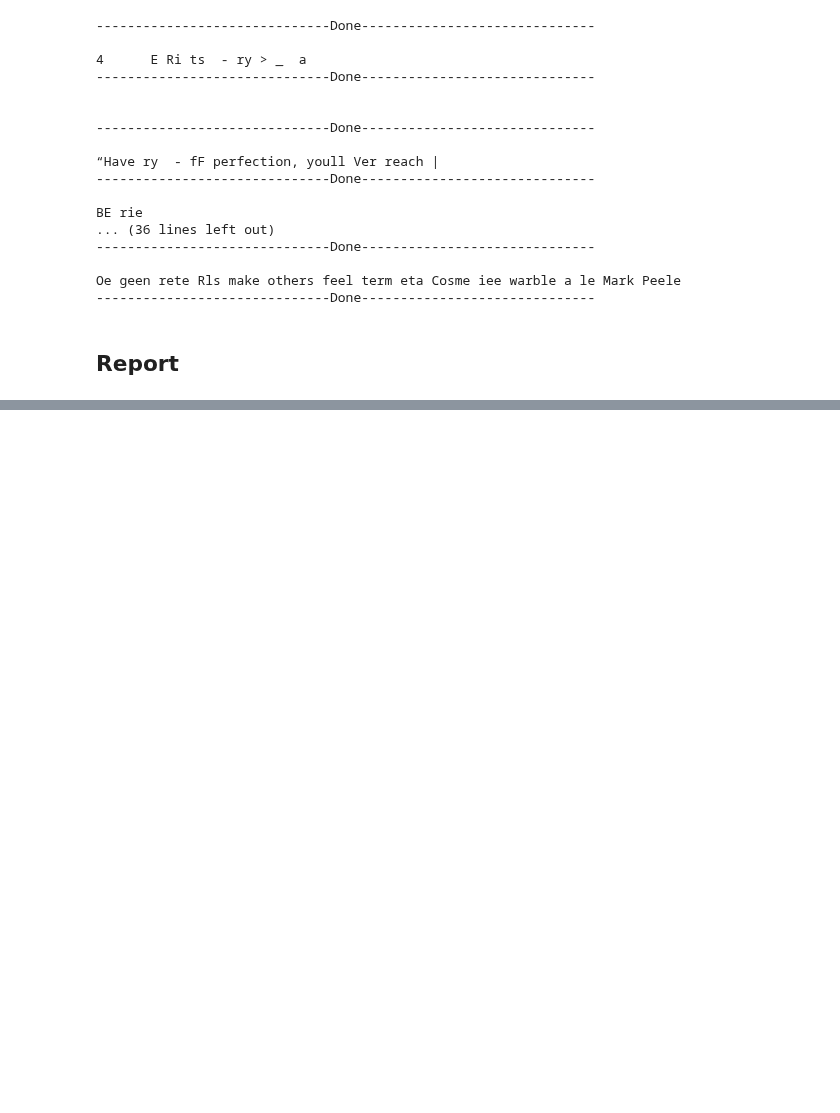
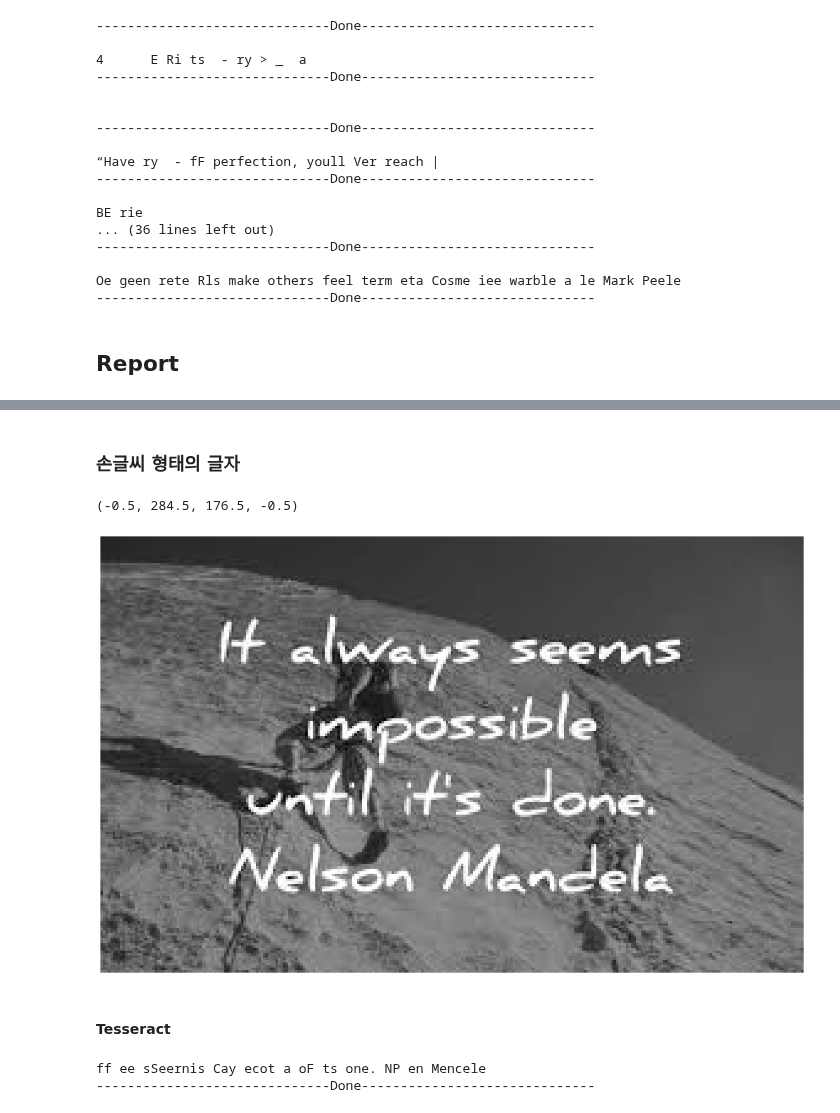
Before and after one commit to JaeHeee/AIFFEL_Project, a Jupyter notebook: EXPLORATION/EXPLORATION 17. 문자를 읽을 수 있는 딥러닝.ipynb, the cells around one changed output, grey strips where cells are left out. Drawn from its saved outputs; the diff is of its cells as text; code cells hidden in the pictures; blank space fills up the shorter version.

```diff
--- a/EXPLORATION/EXPLORATION 17. 문자를 읽을 수 있는 딥러닝.ipynb
+++ b/EXPLORATION/EXPLORATION 17. 문자를 읽을 수 있는 딥러닝.ipynb
@@ -190,0 +213,17 @@ Oe geen rete Rls make others feel term eta Cosme iee warble a le Mark Peele
+# %% [markdown]
+### 손글씨 형태의 글자
+# %%
+plt.figure(figsize=(20,20))
+im = img.imread(images[7])
+plt.imshow(im)
+plt.axis('off')
+# %% [output]
+(-0.5, 284.5, 176.5, -0.5)
+[figure, added]
+# %% [markdown]
+#### Tesseract
+# %%
+recognize_images(cropped_image_path_list[7])
+# %% [output]
+ff ee sSeernis Cay ecot a oF ts one. NP en Mencele
+------------------------------Done------------------------------
```
Also changed, not shown: parts of 7 cells of this notebook.
